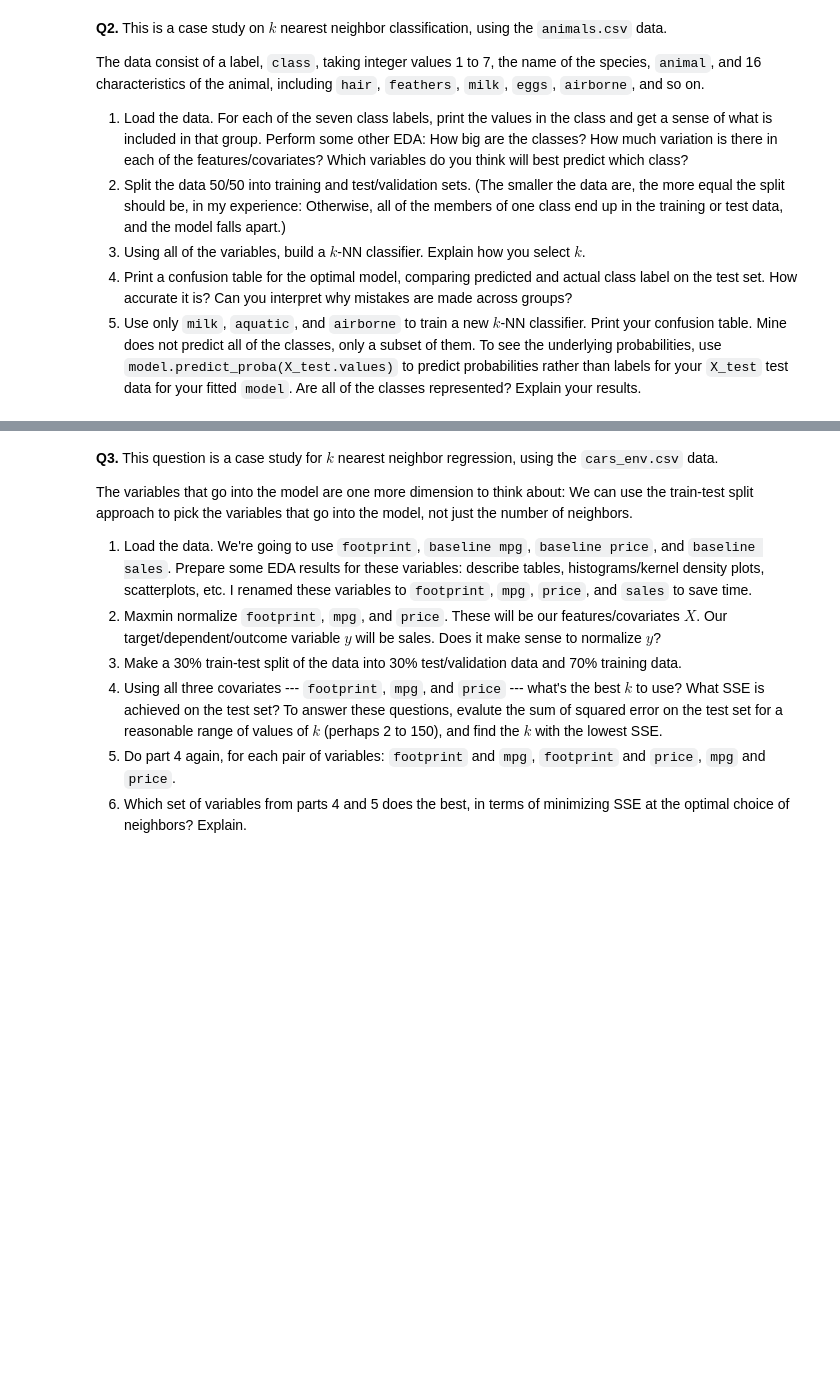
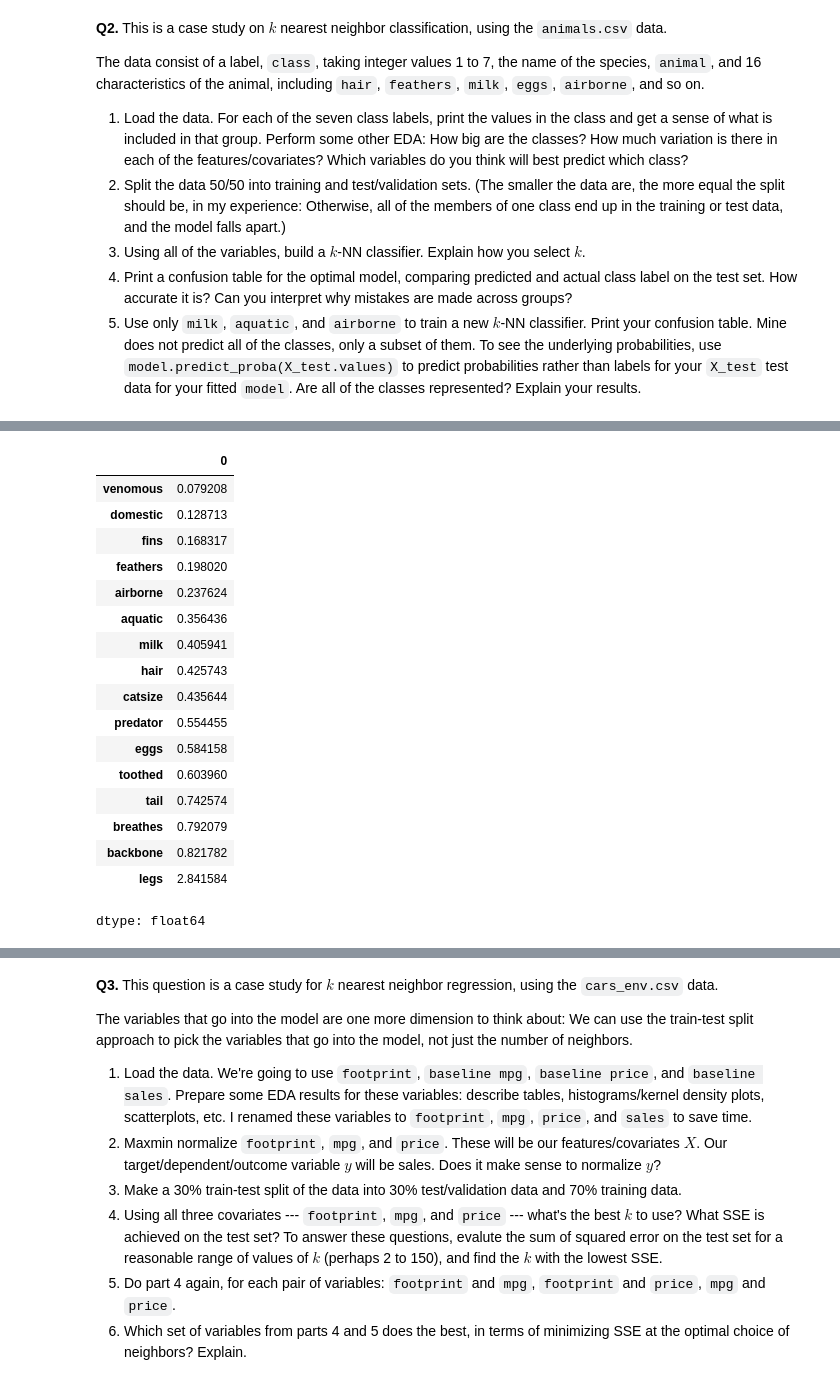
Before and after one commit to benshults22/knn, a Jupyter notebook: assignment/assignment_knn.ipynb, the cells around one changed output, grey strips where cells are left out. Drawn from its saved outputs; the diff is of its cells as text; code cells hidden in the pictures; blank space fills up the shorter version.

```diff
--- a/assignment/assignment_knn.ipynb
+++ b/assignment/assignment_knn.ipynb
@@ -47,0 +194,28 @@ The data consist of a label, `class`, taking integer values 1 to 7, the name of
+# %%
+file_path = r"zoo.csv"
+df2 = pd.read_csv(file_path)
+# %%
+df2['class'].value_counts().sort_index()
+#Class 1 is largest at 41, class 5 is smallest at 4
+feature_variation = df2.drop(columns=['animal', 'class']).mean()
+feature_variation.sort_values()
+#There is a lot more variation in features that don't appear as often like venemous or domestic, but less in things like breathes or bacjbone. I think the rarer features will be better at predicting class.
+# %% [output]
+|  | 0 |
+| venomous | 0.079208 |
+| domestic | 0.128713 |
+| fins | 0.168317 |
+| feathers | 0.198020 |
+| airborne | 0.237624 |
+| aquatic | 0.356436 |
+| milk | 0.405941 |
+| hair | 0.425743 |
+| catsize | 0.435644 |
+| predator | 0.554455 |
+| eggs | 0.584158 |
+| toothed | 0.603960 |
+| tail | 0.742574 |
+| breathes | 0.792079 |
+| backbone | 0.821782 |
+| legs | 2.841584 |
+dtype: float64
```
Also changed, not shown: parts of 27 cells of this notebook.
